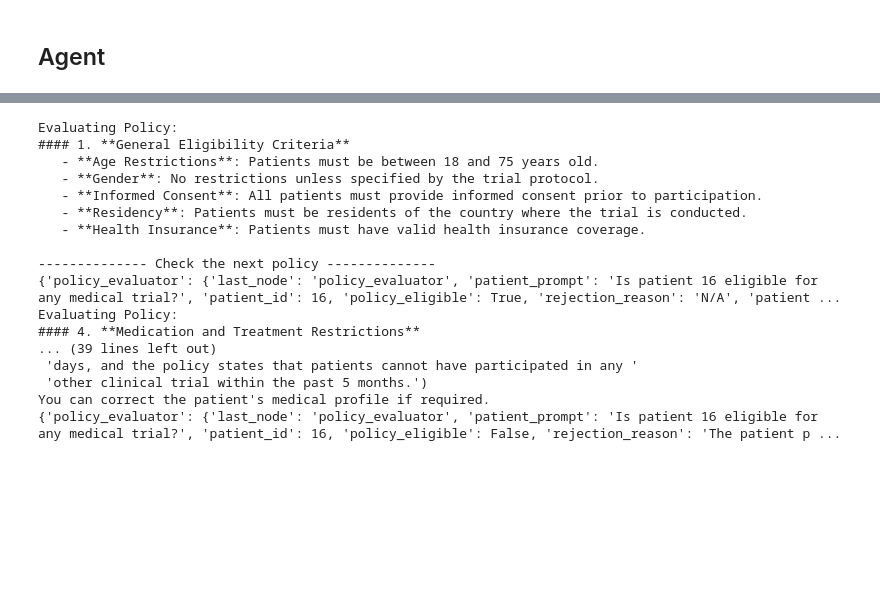
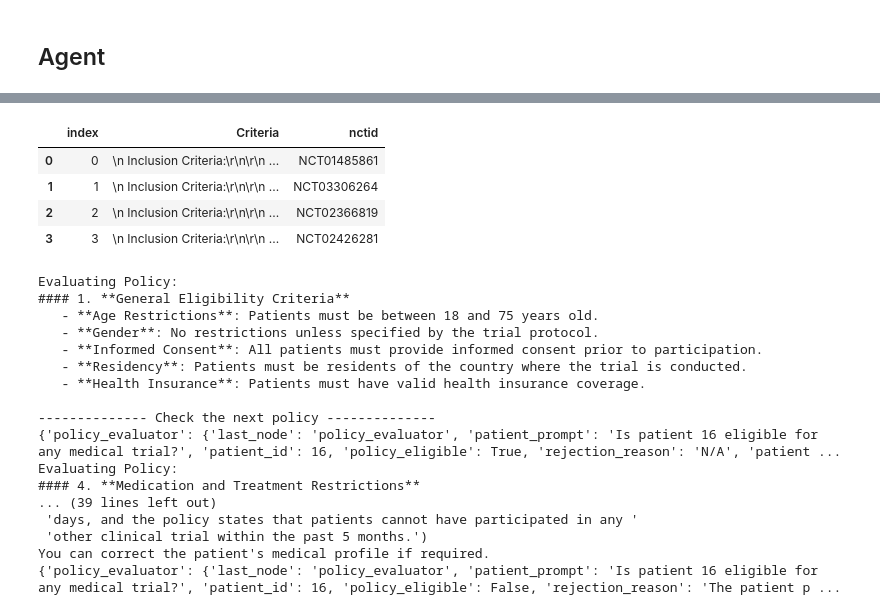
Before and after one commit to bab-git/llm-tutorials, a Jupyter notebook: notebooks/Agents_and_Tools/llm_agents_pharma.ipynb, the cells around one changed output, grey strips where cells are left out. Drawn from its saved outputs; the diff is of its cells as text; code cells hidden in the pictures; blank space fills up the shorter version.

```diff
--- a/notebooks/Agents_and_Tools/llm_agents_pharma.ipynb
+++ b/notebooks/Agents_and_Tools/llm_agents_pharma.ipynb
@@ -1974 +1992,22 @@ states
+# %%
+# documents = state.values['trials']
+# value="\n\n".join(item.page_content for item in documents)
+# documents[0].metadata['nctid']
+# documents = state.values['trials']
+# value = "\n\n".join(f"#### The trial number {doc.metadata['nctid']}:\n{doc.page_content}" for doc in documents)
+# nprint(value)
+data = []
+for idx, doc in enumerate(documents):
+    # print('C')
+    page_content = doc.page_content
+    nctid = doc.metadata["nctid"]
+    data.append({"index": idx, "Criteria": page_content, "nctid": nctid})
+df = pd.DataFrame(data)
+df
+# %% [output]
+|  | index | Criteria | nctid |
+| 0 | 0 | \n Inclusion Criteria:\r\n\r\n ... | NCT01485861 |
+| 1 | 1 | \n Inclusion Criteria:\r\n\r\n ... | NCT03306264 |
+| 2 | 2 | \n Inclusion Criteria:\r\n\r\n ... | NCT02366819 |
+| 3 | 3 | \n Inclusion Criteria:\r\n\r\n ... | NCT02426281 |
 # %%
```
Also changed, not shown: parts of 16 cells of this notebook.
